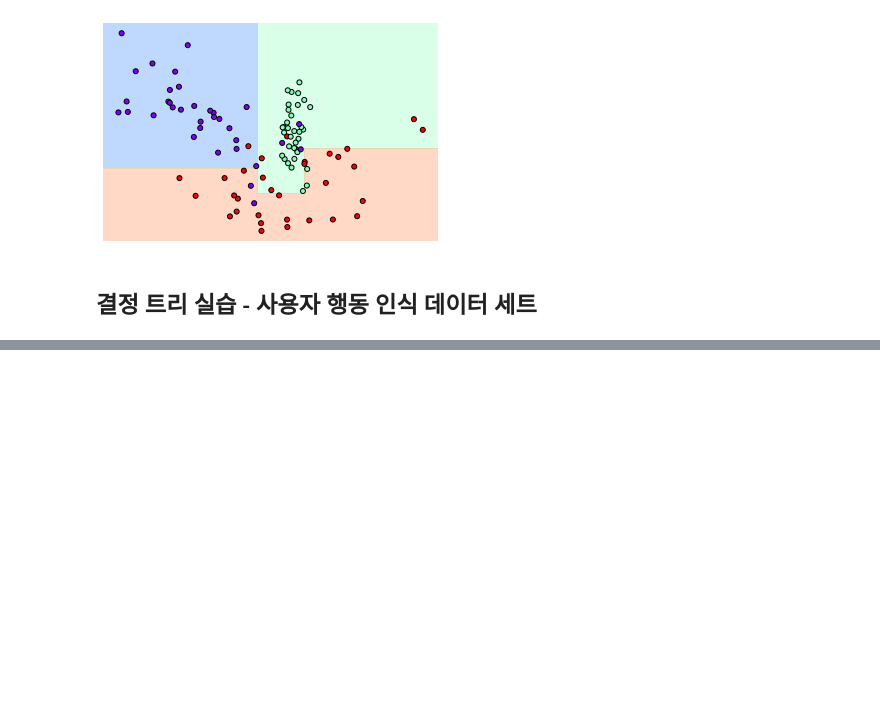
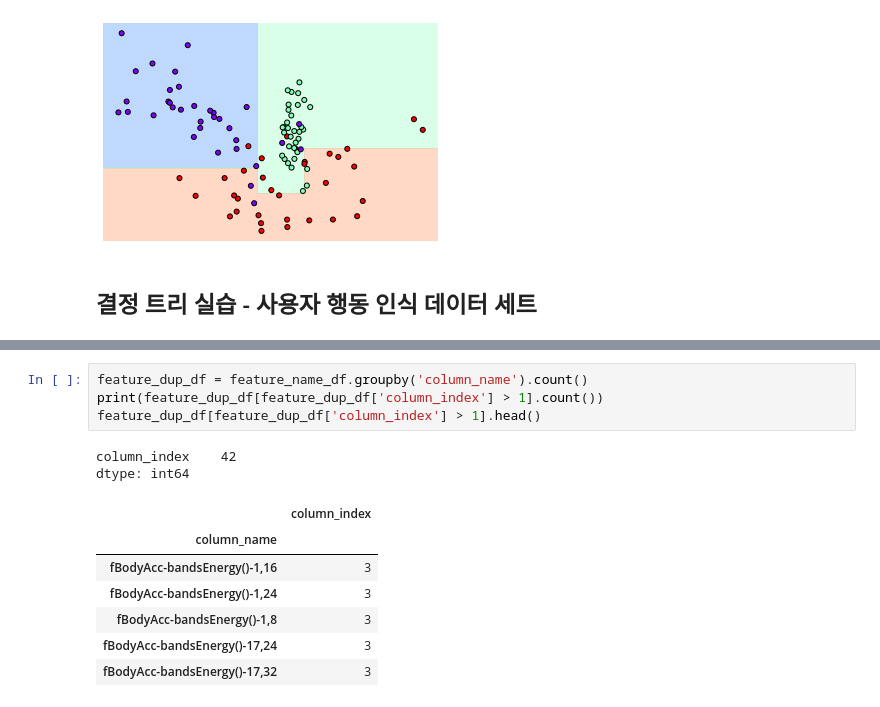
Before and after one commit to stahangryum/JBIG_Study, a Jupyter notebook: W04/Untitled2.ipynb, the cells around one changed output, grey strips where cells are left out. Cells and saved outputs as stored; diff of their text form; blank space fills up the shorter version.

```diff
--- a/W04/Untitled2.ipynb
+++ b/W04/Untitled2.ipynb
@@ -132,0 +168,14 @@ visualize_boundary(dt_clf, X_features, y_labels)
+# %%
+feature_dup_df = feature_name_df.groupby('column_name').count()
+print(feature_dup_df[feature_dup_df['column_index'] > 1].count())
+feature_dup_df[feature_dup_df['column_index'] > 1].head()
+# %% [output]
+column_index    42
+dtype: int64
+|  | column_index |
+| column_name |  |
+| fBodyAcc-bandsEnergy()-1,16 | 3 |
+| fBodyAcc-bandsEnergy()-1,24 | 3 |
+| fBodyAcc-bandsEnergy()-1,8 | 3 |
+| fBodyAcc-bandsEnergy()-17,24 | 3 |
+| fBodyAcc-bandsEnergy()-17,32 | 3 |
```
Also changed, not shown: parts of 7 cells of this notebook, 8 other files.
